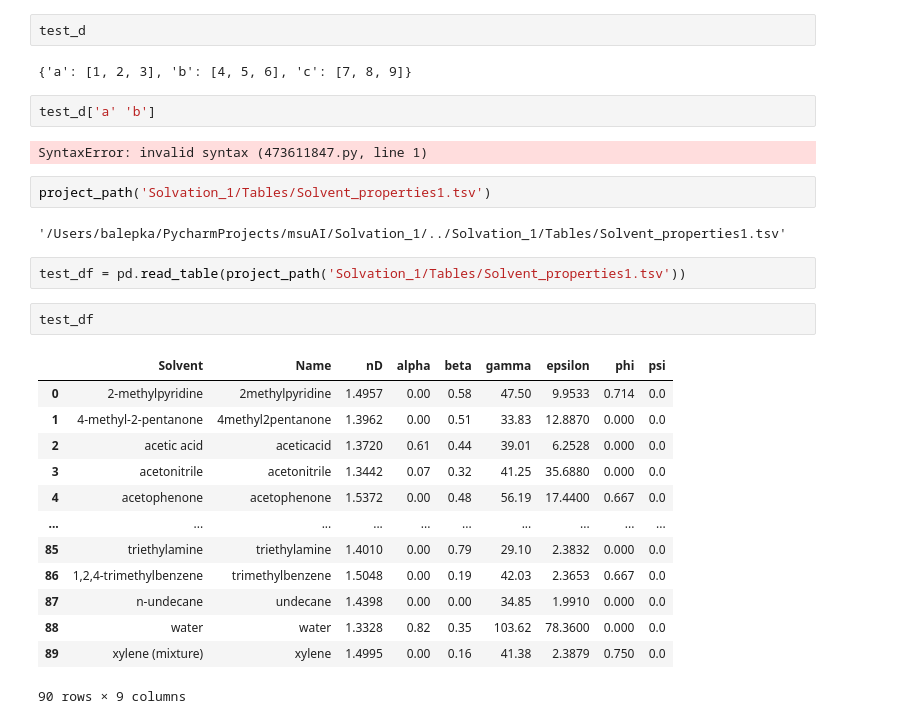
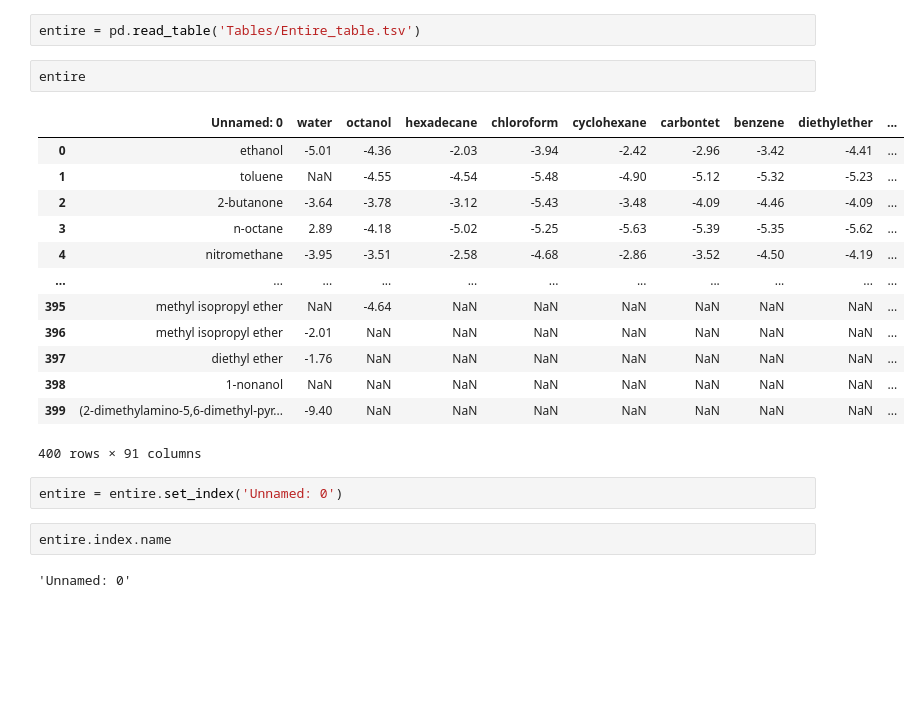
Before and after one commit to balepka212/NN-Solvation, a Jupyter notebook: Solvation_1/Test1.ipynb, the cells around one changed output. Drawn from its saved outputs; the diff is of its cells as text; blank space fills up the shorter version.

```diff
--- a/Solvation_1/Test1.ipynb
+++ b/Solvation_1/Test1.ipynb
@@ -49,30 +3,24 @@ test_d = {'a':[1,2,3], 'b':[4,5,6], 'c':[7,8,9]}
-# %%
-test_d
-# %% [output]
-{'a': [1, 2, 3], 'b': [4, 5, 6], 'c': [7, 8, 9]}
-# %%
-test_d['a' 'b']
-# %% [output]
-SyntaxError: invalid syntax (473611847.py, line 1)
-# %%
-project_path('Solvation_1/Tables/Solvent_properties1.tsv')
-# %% [output]
-'/Users/balepka/PycharmProjects/msuAI/Solvation_1/../Solvation_1/Tables/Solvent_properties1.tsv'
 # %%
-test_df = pd.read_table(project_path('Solvation_1/Tables/Solvent_properties1.tsv'))
+entire = pd.read_table('Tables/Entire_table.tsv')
-# %%
-test_df
-# %% [output]
-|  | Solvent | Name | nD | alpha | beta | gamma | epsilon | phi | psi |
-| 0 | 2-methylpyridine | 2methylpyridine | 1.4957 | 0.00 | 0.58 | 47.50 | 9.9533 | 0.714 | 0.0 |
-| 1 | 4-methyl-2-pentanone | 4methyl2pentanone | 1.3962 | 0.00 | 0.51 | 33.83 | 12.8870 | 0.000 | 0.0 |
-| 2 | acetic acid | aceticacid | 1.3720 | 0.61 | 0.44 | 39.01 | 6.2528 | 0.000 | 0.0 |
-| 3 | acetonitrile | acetonitrile | 1.3442 | 0.07 | 0.32 | 41.25 | 35.6880 | 0.000 | 0.0 |
-| 4 | acetophenone | acetophenone | 1.5372 | 0.00 | 0.48 | 56.19 | 17.4400 | 0.667 | 0.0 |
-| ... | ... | ... | ... | ... | ... | ... | ... | ... | ... |
-| 85 | triethylamine | triethylamine | 1.4010 | 0.00 | 0.79 | 29.10 | 2.3832 | 0.000 | 0.0 |
-| 86 | 1,2,4-trimethylbenzene | trimethylbenzene | 1.5048 | 0.00 | 0.19 | 42.03 | 2.3653 | 0.667 | 0.0 |
-| 87 | n-undecane | undecane | 1.4398 | 0.00 | 0.00 | 34.85 | 1.9910 | 0.000 | 0.0 |
-| 88 | water | water | 1.3328 | 0.82 | 0.35 | 103.62 | 78.3600 | 0.000 | 0.0 |
-| 89 | xylene (mixture) | xylene | 1.4995 | 0.00 | 0.16 | 41.38 | 2.3879 | 0.750 | 0.0 |
-90 rows × 9 columns
+# %%
+entire
+# %% [output]
+|  | Unnamed: 0 | water | octanol | hexadecane | chloroform | cyclohexane | carbontet | benzene | diethylether | ... |
+| 0 | ethanol | -5.01 | -4.36 | -2.03 | -3.94 | -2.42 | -2.96 | -3.42 | -4.41 | ... |
+| 1 | toluene | NaN | -4.55 | -4.54 | -5.48 | -4.90 | -5.12 | -5.32 | -5.23 | ... |
+| 2 | 2-butanone | -3.64 | -3.78 | -3.12 | -5.43 | -3.48 | -4.09 | -4.46 | -4.09 | ... |
+| 3 | n-octane | 2.89 | -4.18 | -5.02 | -5.25 | -5.63 | -5.39 | -5.35 | -5.62 | ... |
+| 4 | nitromethane | -3.95 | -3.51 | -2.58 | -4.68 | -2.86 | -3.52 | -4.50 | -4.19 | ... |
+| ... | ... | ... | ... | ... | ... | ... | ... | ... | ... | ... |
+| 395 | methyl isopropyl ether | NaN | -4.64 | NaN | NaN | NaN | NaN | NaN | NaN | ... |
+| 396 | methyl isopropyl ether | -2.01 | NaN | NaN | NaN | NaN | NaN | NaN | NaN | ... |
+| 397 | diethyl ether | -1.76 | NaN | NaN | NaN | NaN | NaN | NaN | NaN | ... |
+| 398 | 1-nonanol | NaN | NaN | NaN | NaN | NaN | NaN | NaN | NaN | ... |
+| 399 | (2-dimethylamino-5,6-dimethyl-pyr... | -9.40 | NaN | NaN | NaN | NaN | NaN | NaN | NaN | ... |
+400 rows × 91 columns
+# %%
+entire = entire.set_index('Unnamed: 0')
+# %%
+entire.index.name
+# %% [output]
+'Unnamed: 0'
```
Also changed, not shown: parts of 18 cells of this notebook, 10 other files.
